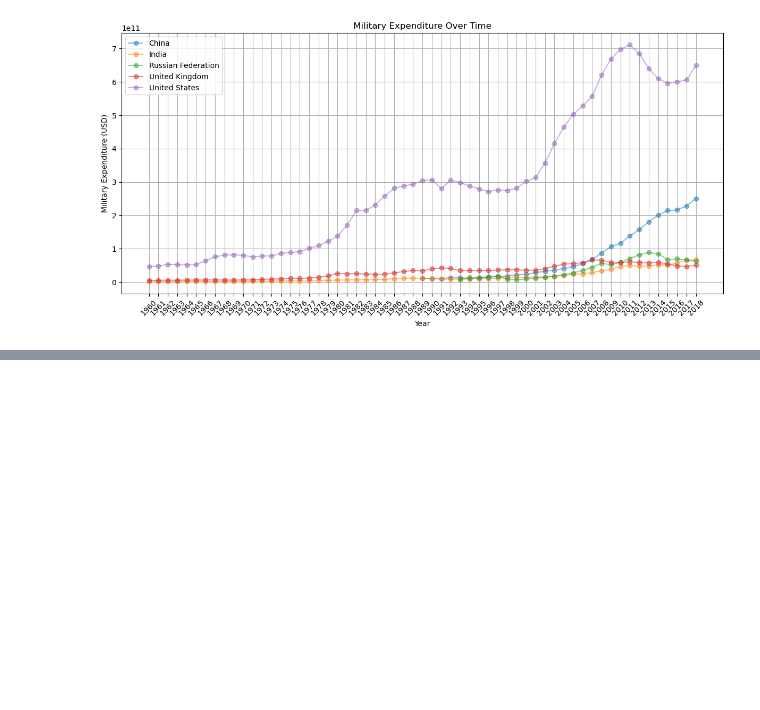
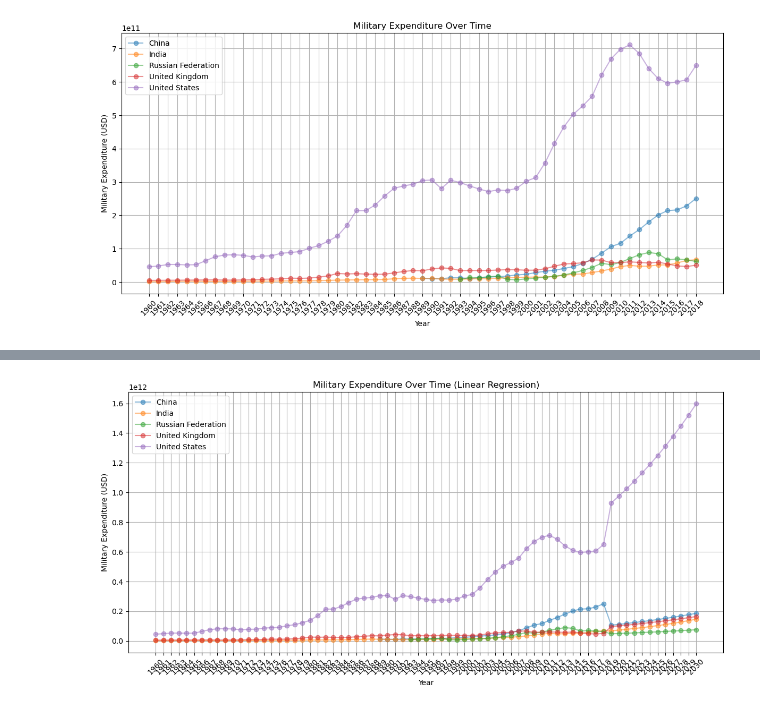
Before and after one commit to j-forte/Mil_expend_dataset, a Jupyter notebook: main.ipynb, the cells around one changed output, grey strips where cells are left out. Cells and saved outputs as stored; diff of their text form; code cells hidden in the pictures; blank space fills up the shorter version.

```diff
--- a/main.ipynb
+++ b/main.ipynb
@@ -211,0 +228,10 @@ predictions
+# %%
+TOTAL_WITH_PREDICTIONS = TOTAL.copy()
+future_years = list(range(2019, 2031))
+TOTAL_WITH_PREDICTIONS[future_years] = predictions[future_years]
+TOTAL_WITH_PREDICTIONS.columns = TOTAL_WITH_PREDICTIONS.columns.astype(str)
+TOTAL_WITH_PREDICTIONS.columns
+identifiers = ['Name', 'Code', 'Type', 'Indicator Name', 'is_nato']
+year_columns = list(map(str, range(1960, 2030 + 1)))
+TOTAL_WITH_PREDICTIONS = TOTAL_WITH_PREDICTIONS[identifiers + year_columns]
+TOTAL_WITH_PREDICTIONS.columns
@@ -211,0 +249,26 @@ predictions
+# %%
+countries_to_plot = [
+    "United States",
+    "China",
+    "Russian Federation",
+    "India",
+    "United Kingdom"
+]
+year_columns = list(map(str, range(1960, 2030 + 1)))
+
+plt.figure(figsize=(12, 6))
+for _, row in TOTAL_WITH_PREDICTIONS.iterrows():
+    if row['Name'] in countries_to_plot:
+        plt.plot(year_columns, row[year_columns],
+                 marker="o", label=row["Name"], alpha=0.5)
+
+# Labels & Title
+plt.xlabel("Year")
+plt.ylabel("Military Expenditure (USD)")
+plt.xticks(rotation=45)
+plt.tight_layout()
+plt.legend()
+plt.title("Military Expenditure Over Time (Linear Regression)")
+plt.grid(True)
+# %% [output]
+[figure, added]
```
Also changed, not shown: parts of 8 cells of this notebook.
